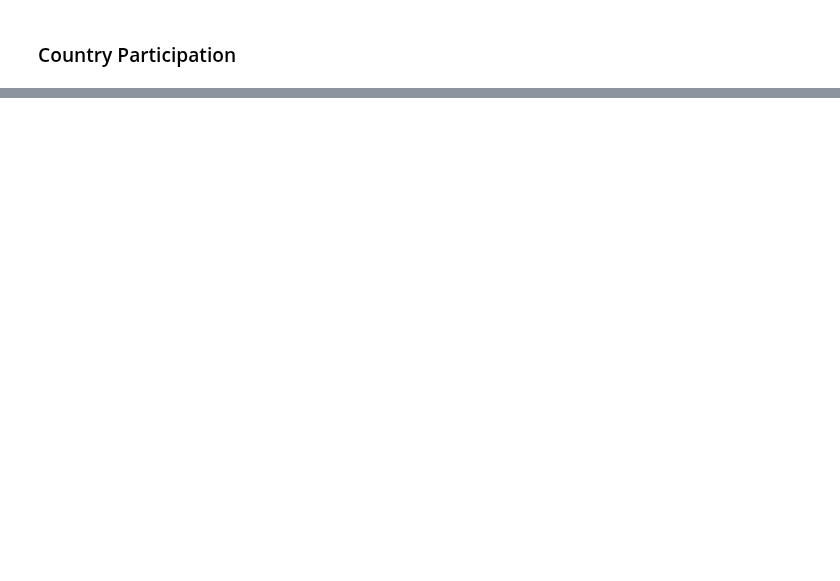
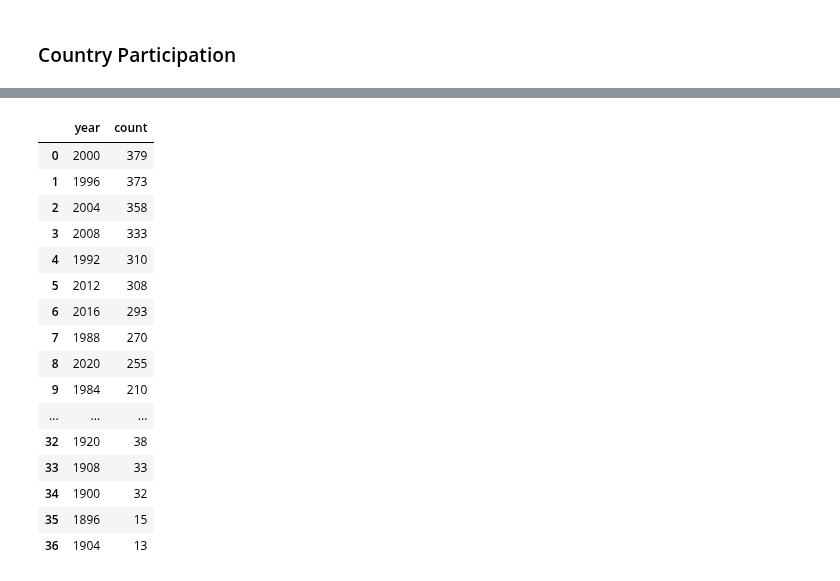
Before and after one commit to Maryam-Dollet/Webscraping_project, a Jupyter notebook: events_analysis.ipynb, the cells around one changed output, grey strips where cells are left out. Drawn from its saved outputs; the diff is of its cells as text; code cells hidden in the pictures; blank space fills up the shorter version.

```diff
--- a/events_analysis.ipynb
+++ b/events_analysis.ipynb
@@ -168,3 +168,6 @@ ValueError: Mime type rendering requires nbformat>=4.2.0 but it is not installed
 [interactive output not drawn]
 # %% [markdown]
 ### Country Participation
+# %%
+noc_df = games_df.groupby(by=["year", "NOC"])['NOC'].value_counts().reset_index()
+noc_df
@@ -170,0 +188,20 @@ ValueError: Mime type rendering requires nbformat>=4.2.0 but it is not installed
+# %%
+noc_df["year"].value_counts().reset_index()
+# %% [output]
+|  | year | count |
+| 0 | 2000 | 379 |
+| 1 | 1996 | 373 |
+| 2 | 2004 | 358 |
+| 3 | 2008 | 333 |
+| 4 | 1992 | 310 |
+| 5 | 2012 | 308 |
+| 6 | 2016 | 293 |
+| 7 | 1988 | 270 |
+| 8 | 2020 | 255 |
+| 9 | 1984 | 210 |
+| ... | ... | ... |
+| 32 | 1920 | 38 |
+| 33 | 1908 | 33 |
+| 34 | 1900 | 32 |
+| 35 | 1896 | 15 |
+| 36 | 1904 | 13 |
```
Also changed, not shown: parts of 1 cell of this notebook, 1 other file.
